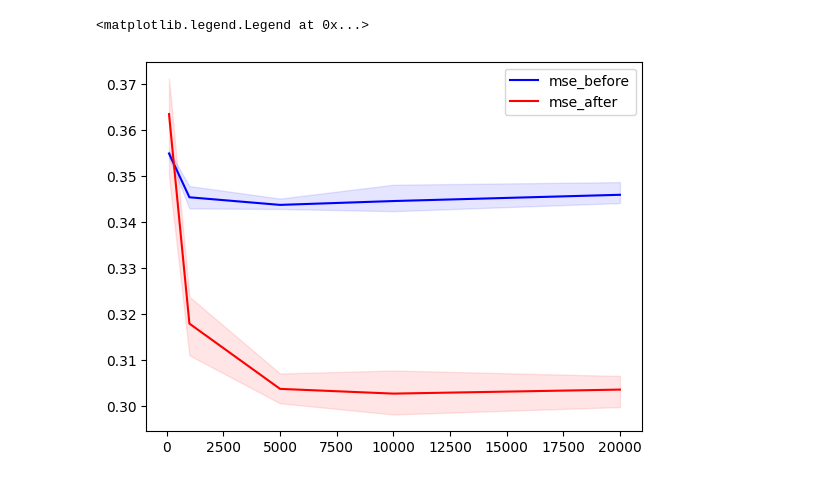
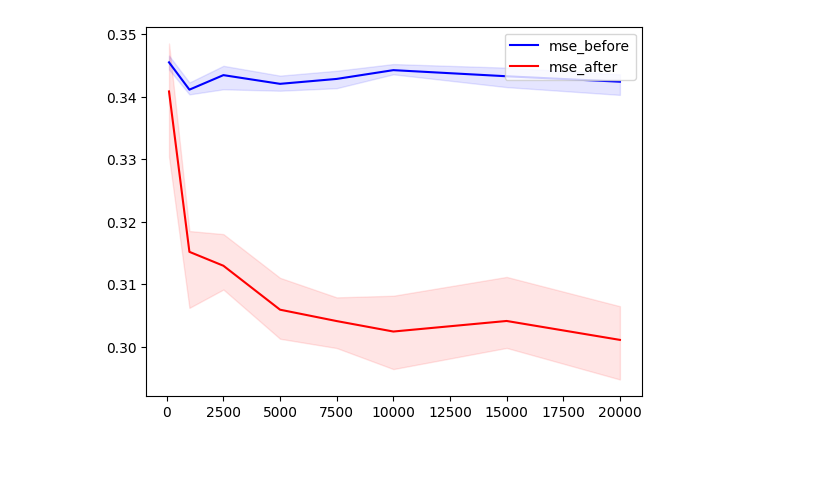
Before and after one commit to Xieyangxinyu/vie, a Jupyter notebook: Mondrian_matrix.ipynb, the cells around one changed output. Cells and saved outputs as stored; diff of their text form; code cells hidden in the pictures.

```diff
--- a/Mondrian_matrix.ipynb
+++ b/Mondrian_matrix.ipynb
@@ -285,7 +14,21 @@ y_train = simulate_y(x_train)
 x_test = np.random.rand(5000,dim_in)*2 - 1
 y_test = simulate_y(x_test)
 
+sample_range = [100, 1000, 2500, 5000, 7500, 10000, 15000, 20000]
+
 M = 100                      # number of Mondrian trees to use
 lifetime_max = 0.1          # terminal lifetime
 weights_lifetime = 2*1e-6   # lifetime for which weights should be plotted
 delta = 0.1              # ridge regression delta
+
+stats = []
+
+for n_sim in sample_range:
+    print(f"number of training samples: {n_sim}")
+    mse = {'n': n_sim, 'before': [], "after": []}
+    for round in range(5):
+        print(f"Simulation: {round}")
+        mse_before, mse_after = simulate(x_train[:n_sim, ], y_train[:n_sim], x_test, y_test, M, lifetime_max, delta, weights_lifetime)
+        mse['before'].append(mse_before)
+        mse['after'].append(mse_after)
+    stats.append(mse)
@@ -359,12 +61,0 @@ def simulate(x_train, y_train, x_test, y_test):
-# %%
-stats = []
-
-for n_sim in [100, 1000, 5000, 10000, 20000]:
-    print(f"number of training samples: {n_sim}")
-    mse = {'n': n_sim, 'before': [], "after": []}
-    for round in range(5):
-        print(f"Simulation: {round}")
-        mse_before, mse_after = simulate(x_train[:n_sim, ], y_train[:n_sim], x_test, y_test)
-        mse['before'].append(mse_before)
-        mse['after'].append(mse_after)
-    stats.append(mse)
@@ -398,27 +62,28 @@ Test mean squared error before transformation: 0.3458218677133622
 # %%
-x = [100, 1000, 5000, 10000, 20000]
+x = sample_range
 before = []
 before_min = []
 before_max = []
 after = []
 after_min = []
 after_max = []
 
 for stat in stats:
     before.append(np.mean(stat['before']))
     before_min.append(np.min(stat['before']))
     before_max.append(np.max(stat['before']))
     after.append(np.mean(stat['after']))
     after_min.append(np.min(stat['after']))
     after_max.append(np.max(stat['after']))
 
 fig, ax = plt.subplots()
 ax.plot(x, before, color='b')
 ax.plot(x, after, color='r')
 ax.fill_between(x, (before_min), (before_max), color='b', alpha=.1)
 ax.fill_between(x, (after_min), (after_max), color='r', alpha=.1)
 
 plt.legend(["mse_before", "mse_after"], loc ="upper right")
+
+pickle.dump(stat, open("stat.pk", "wb"))
 # %% [output]
-<matplotlib.legend.Legend at 0x...>
-[figure, old version]
+[figure, new version]
```
Also changed, not shown: parts of 10 cells of this notebook, 3 other files.
